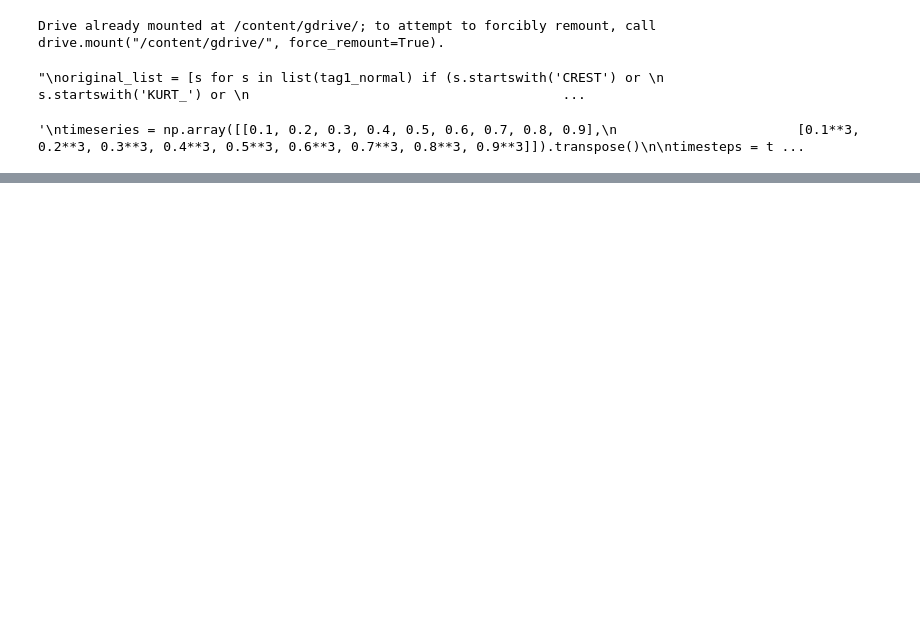
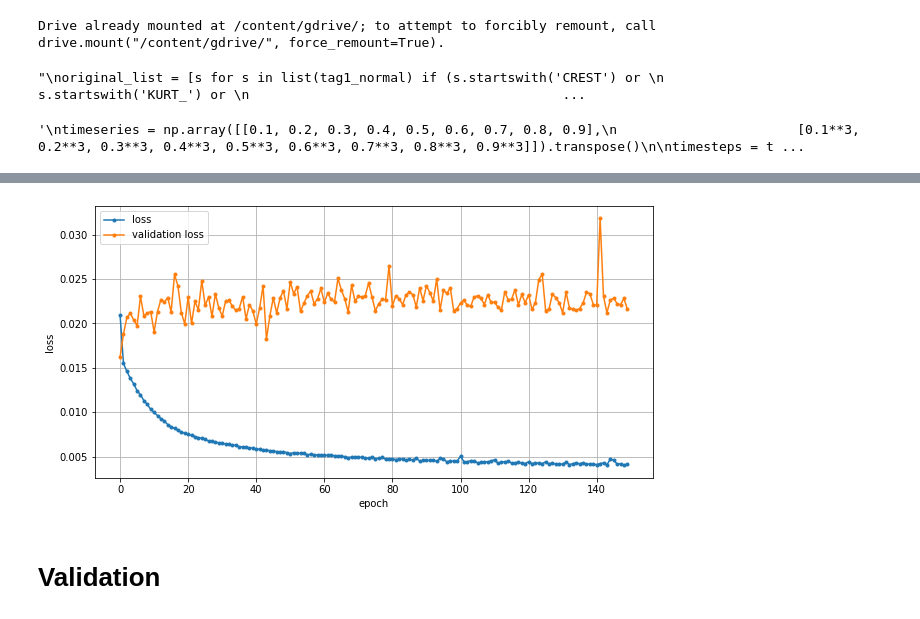
Before and after one commit to owen198/csc_domain_adaptation, a Jupyter notebook: cac_lstm_ae.ipynb, the cells around one changed output, grey strips where cells are left out. Saved outputs shown, nothing was run; the diff lists cells and outputs as text; code cells hidden in the pictures; blank space fills up the shorter version.

```diff
--- a/cac_lstm_ae.ipynb
+++ b/cac_lstm_ae.ipynb
@@ -170,7 +176,7 @@ def lstm_ae():
     model.add(LSTM(16, activation='relu', return_sequences=True))
     model.add(LSTM(64, activation='relu', return_sequences=True))
     model.add(TimeDistributed(Dense(n_features)))
-    model.compile(optimizer='adam', loss='mse')
+    model.compile(optimizer='adam', loss='mse', metrics=[metrics.RootMeanSquaredError()])
     model.summary()
 
     return model
@@ -204,0 +221,16 @@ Epoch 100/100
+# %%
+
+fig, ax = plt.subplots(figsize=(10,5))
+
+ax.plot(lstm_ae_model.history['loss'], marker='.', label='loss')
+ax.plot(lstm_ae_model.history['val_loss'], marker='.', label='validation loss')
+
+ax.legend()
+ax.grid(True)
+
+plt.ylabel('loss')
+plt.xlabel('epoch')
+plt.savefig('epoches.png', dpi=300)
+plt.show()
+# %% [output]
+[figure, added]
@@ -204,0 +239,2 @@ Epoch 100/100
+# %% [markdown]
+# Validation
```
Also changed, not shown: parts of 11 cells of this notebook.
